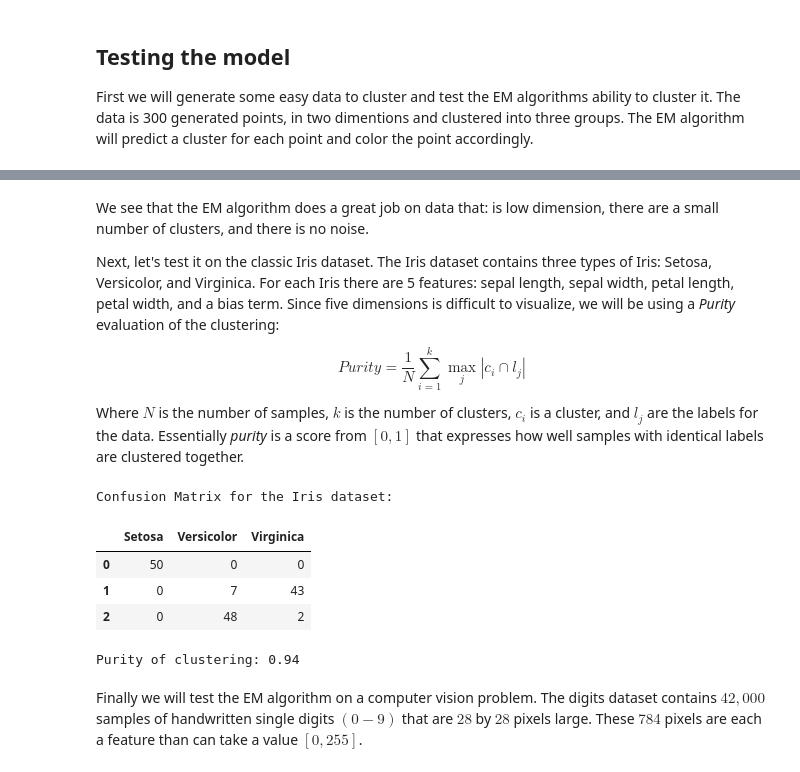
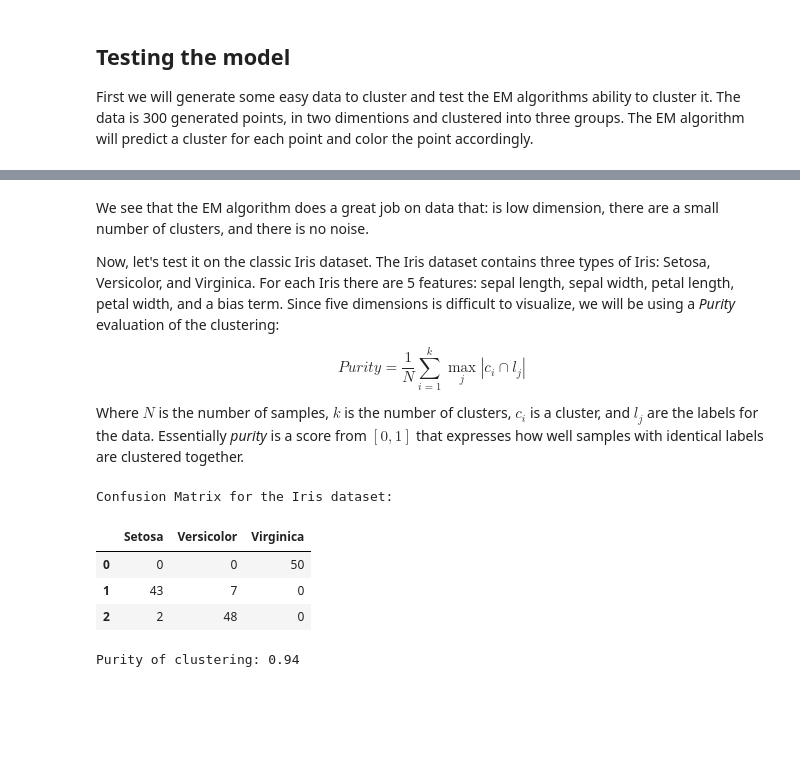
Before and after one commit to makscj/prob-models-em, a Jupyter notebook: final.ipynb, the cells around one changed output, grey strips where cells are left out. Saved outputs shown, nothing was run; the diff lists cells and outputs as text; code cells hidden in the pictures; blank space fills up the shorter version.

```diff
--- a/final.ipynb
+++ b/final.ipynb
@@ -158,14 +158,14 @@ data,labels = generateData(dimension=2,amount=300,classes=3)
 # Cluster the generated data
 probs = em(data, classes=3, epoch=50)
 predictions = np.array([np.argmax(probs[i]) for i in range(probs.shape[0])])
-colors = cm.rainbow(np.linspace(0, 1, classes))
+colors = cm.rainbow(np.linspace(0, 1, 3))
 
 # Plot the cluster predictions
 f, (ax1, ax2) = plt.subplots(1, 2, sharey=True, figsize=(20,10))
 ax1.scatter([k[0] for k in data],[k[1] for k in data], s=100)
 ax1.set_title('Generated data', fontsize=20)
 ax2.set_title('Classified data', fontsize=20)
-for i in range(classes):
+for i in range(3):
     indices = np.where(predictions == i)
     points = np.take(data,indices,axis=0)[0]
     ax2.scatter([k[0] for k in points],[k[1] for k in points], color=colors[i], s=100)
@@ -175,7 +175,7 @@ plt.show()
 # %% [markdown]
 We see that the EM algorithm does a great job on data that: is low dimension, there are a small number of clusters, and there is no noise.
 
-Next, let's test it on the classic Iris dataset. The Iris dataset contains three types of Iris: Setosa, Versicolor, and Virginica. For each Iris there are 5 features: sepal length, sepal width, petal length, petal width, and a bias term. Since five dimensions is difficult to visualize, we will be using a _Purity_ evaluation of the clustering:
+Now, let's test it on the classic Iris dataset. The Iris dataset contains three types of Iris: Setosa, Versicolor, and Virginica. For each Iris there are 5 features: sepal length, sepal width, petal length, petal width, and a bias term. Since five dimensions is difficult to visualize, we will be using a _Purity_ evaluation of the clustering:
 
 $$Purity = \frac{1}{N} \sum_{i = 1}^k \max_j | c_i \cap l_j|$$
 
@@ -184,7 +184,7 @@ Where $N$ is the number of samples, $k$ is the number of clusters, $c_i$ is a cl
 def purity(n_classes, predictions, labels):
     """ Computes the purity of a cluster prediction. """
     conf_matrix = [[0 for i in range(n_classes)] for j in range(n_classes)]
-    for j in range(classes):
+    for j in range(n_classes):
         indices = np.where(predictions == j)[0]
         for index in indices:
             conf_matrix[j][labels[index]] += 1
@@ -197,36 +197,34 @@ def purity(n_classes, predictions, labels):
 iris = pd.read_csv("data/iris-3.csv")
 iris.columns = ['sepal_length', 'sepal_width', 'petal_length', 'petal_width', 'label']
 iris['label'] = iris['label'].replace(['Iris-setosa', 'Iris-versicolor', 'Iris-virginica'], [0, 1, 2])
 
 # Create feature vectors and labels
 iris_vectors = []
 labels = []
 for row in iris.iterrows():
     iris_vectors.append(np.array([1, row[1][0], row[1][1], row[1][2], row[1][3]]))
     labels.append(int(row[1][4]))
 labels = np.array(labels)
 data = np.array(iris_vectors)
 
 # EM algorithm on the iris data with two classes and two features
 probabilities = em(data, classes=3, epoch=50)
 predictions = np.array([np.argmax(probabilities[i]) for i in range(probabilities.shape[0])])
 
 conf_matrix, purity = purity(3, predictions, labels)
 
 %matplotlib inline
 df = pd.DataFrame()
 df['Setosa'] = conf_matrix[0]
 df['Versicolor'] = conf_matrix[1]
 df['Virginica'] = conf_matrix[2]
 print("Confusion Matrix for the Iris dataset:")
 display(df)
 print("Purity of clustering: {}".format(round(purity,4)))
 # %% [output]
 Confusion Matrix for the Iris dataset:
 |  | Setosa | Versicolor | Virginica |
-| 0 | 50 | 0 | 0 |
-| 1 | 0 | 7 | 43 |
-| 2 | 0 | 48 | 2 |
+| 0 | 0 | 0 | 50 |
+| 1 | 43 | 7 | 0 |
+| 2 | 2 | 48 | 0 |
 Purity of clustering: 0.94
-# %% [markdown]
-Finally we will test the EM algorithm on a computer vision problem. The digits dataset contains $42,000$ samples of handwritten single digits $(0-9)$ that are $28$ by $28$ pixels large. These $784$ pixels are each a feature than can take a value $[0, 255]$.
```
Also changed, not shown: parts of 2 cells of this notebook.
